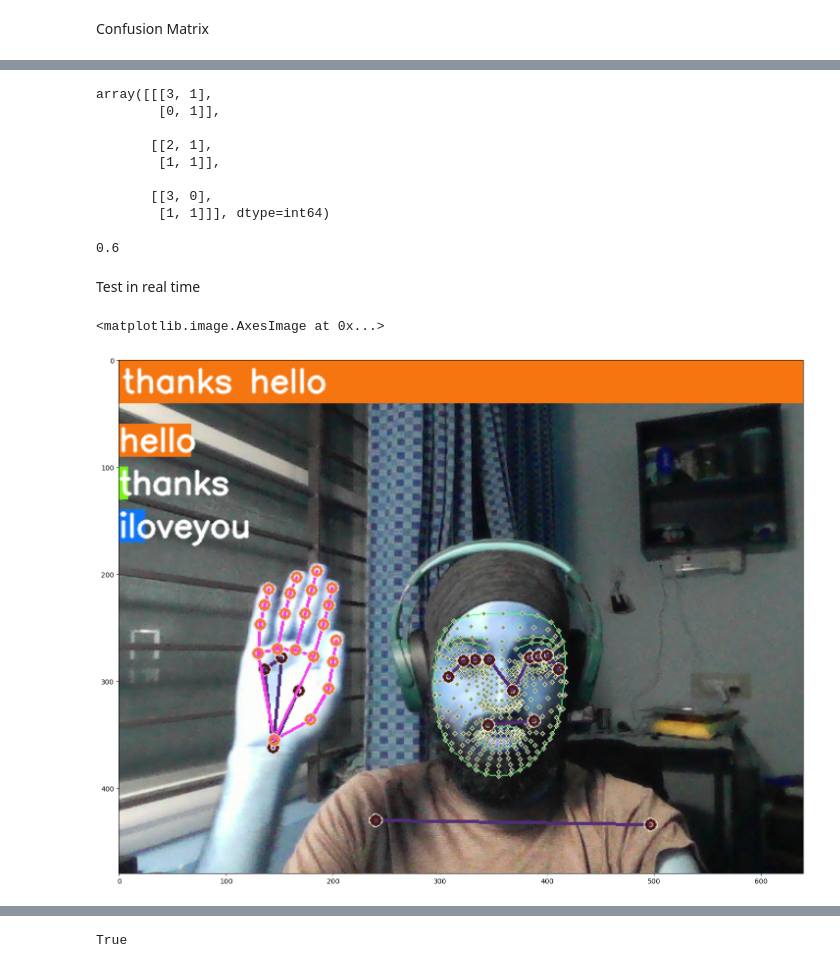
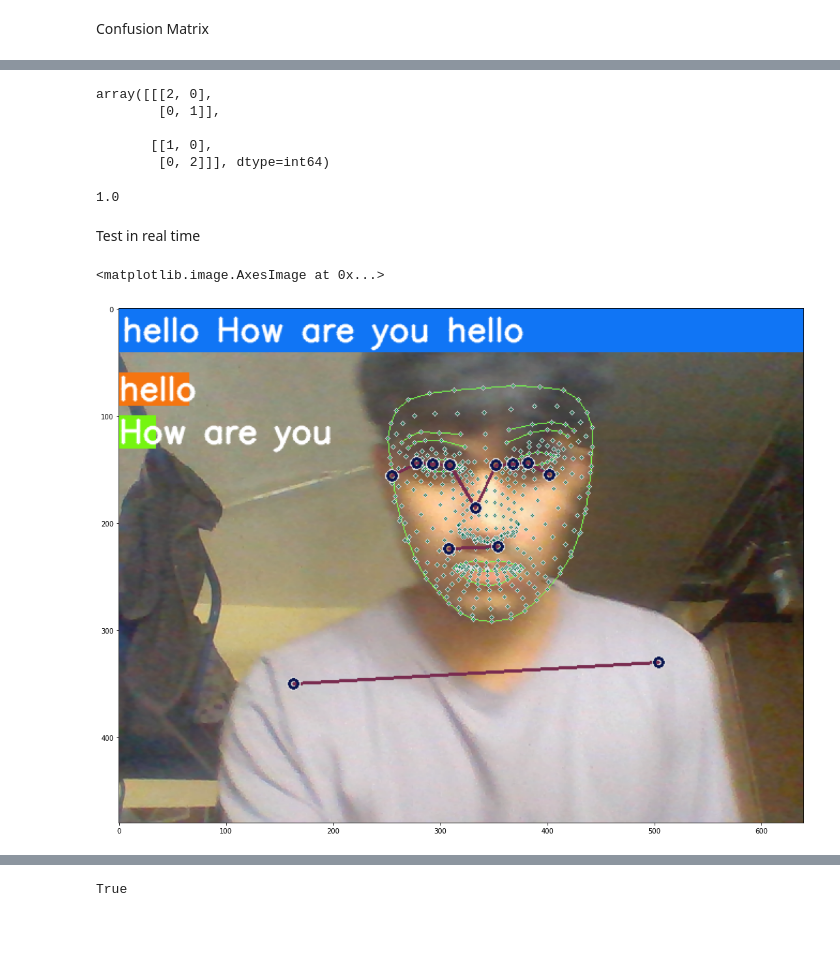
Before and after one commit to yasho1209/SignLanguageDetection, a Jupyter notebook: test.ipynb, the cells around one changed output, grey strips where cells are left out. Drawn from its saved outputs; the diff is of its cells as text; code cells hidden in the pictures; blank space fills up the shorter version.

```diff
--- a/test.ipynb
+++ b/test.ipynb
@@ -145,10 +145,10 @@ print(extract_keypoints(results))
 Setup Folders for Collection
 # %%
 # Path for exported data, numpy arrays
-DATA_PATH = os.path.join('MP_Data')
+DATA_PATH = os.path.join('D:\SignLanguageData', 'MP_Data')
 
 # Actions that can be detected
-actions = np.array(['hello', 'thanks', 'iloveyou'])
+actions = np.array(['hello', 'How are you'])
 
 # thirty videos worth of data
 no_sequence = 30
@@ -158,3 +163,13 @@ sequence_length = 30
+# %%
+sequences, labels = [], []
+for action in actions:
+    for sequence in range(no_sequence):
+        window = []
+        for frame_num in range(sequence_length):
+            res = np.load(os.path.join(DATA_PATH, action, str(sequence), "{}.npy".format(frame_num)))
+            window.append(res)
+        sequences.append(window)
+        labels.append(label_map[action])
 # %%
 # hello
 ## 0
@@ -229,7 +244,8 @@ with mp_holistic.Holistic(min_detection_confidence=0.5, min_tracking_confidence=
     # Loop through actions
     while True:
         # Loop through sequences aka videos
-        os.mkdir(f'C://Users//Yuvraj Sahni//Documents//Test//MP_Data//{action}//{counter}')
+        # os.mkdir(f'C://Users//Yuvraj Sahni//Documents//Test//MP_Data//{action}//{counter}')
+        os.makedirs(os.path.join(DATA_PATH, action, str(counter)))
             # Loop through video length aka sequence length
         for frame_num in range(sequence_length):
 
@@ -315,13 +308,3 @@ Total Number of directories 30
-# %%
-sequences, labels = [], []
-for action in actions:
-    for sequence in range(totalDir):
-        window = []
-        for frame_num in range(sequence_length):
-            res = np.load(os.path.join(DATA_PATH, action, str(sequence), "{}.npy".format(frame_num)))
-            window.append(res)
-        sequences.append(window)
-        labels.append(label_map[action])
 # %%
 X = np.array(sequences)
 # %%
@@ -450,18 +431,15 @@ yhat = np.argmax(yhat, axis=1).tolist()
 # %%
 multilabel_confusion_matrix(ytrue, yhat)
 # %% [output]
-array([[[3, 1],
+array([[[2, 0],
         [0, 1]],
 
-       [[2, 1],
-        [1, 1]],
-
-       [[3, 0],
-        [1, 1]]], dtype=int64)
+       [[1, 0],
+        [0, 2]]], dtype=int64)
 # %%
 accuracy_score(ytrue, yhat)
 # %% [output]
-0.6
+1.0
 # %% [markdown]
 Test in real time
 # %%
@@ -475,10 +453,10 @@ def prob_viz(res, actions, input_frame, colors):
     return output_frame
 # %%
 plt.figure(figsize=(18,18))
-plt.imshow(prob_viz(res, actions, image, colors))
+plt.imshow(prob_viz(res, actions, cv2.cvtColor(image, cv2.COLOR_BGR2RGB), colors))
 # %% [output]
 <matplotlib.image.AxesImage at 0x...>
-[figure, old version]
+[figure, new version]
 # %%
 # 1. New detection variables
 sequence = []
```
Also changed, not shown: parts of 17 cells of this notebook, 3 other files.
